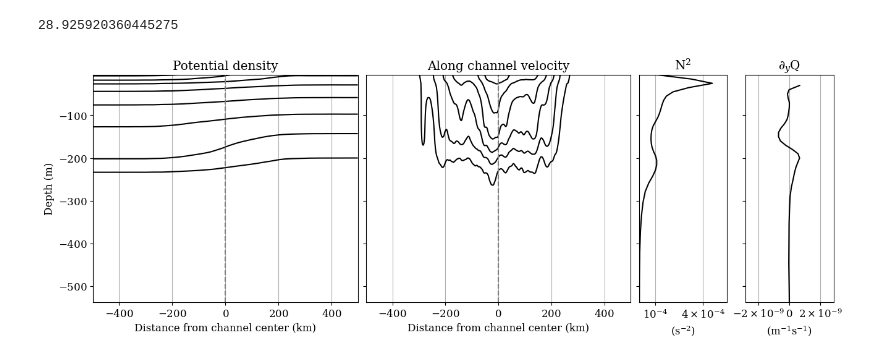
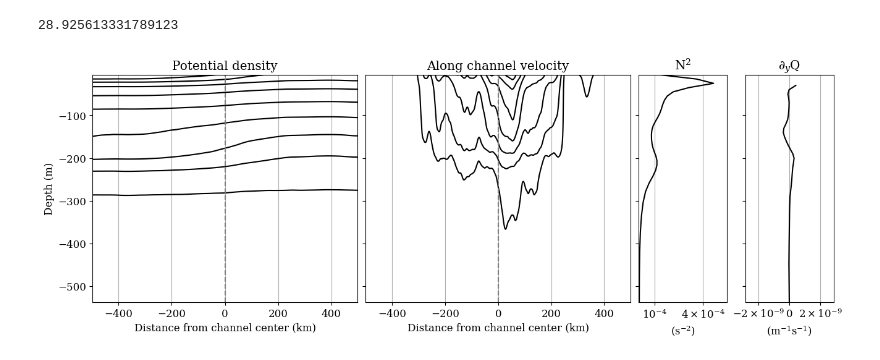
Before and after one commit to hmason13/ArcticMiddepthBI, a Jupyter notebook: analysis/officialFigScripts/figMeanStateSection.ipynb, the cells around one changed output. Saved outputs shown, nothing was run; the diff lists cells and outputs as text; code cells hidden in the pictures.

```diff
--- a/analysis/officialFigScripts/figMeanStateSection.ipynb
+++ b/analysis/officialFigScripts/figMeanStateSection.ipynb
@@ -5,10 +5,10 @@ import matplotlib.pyplot as plt
 import matplotlib.ticker as tkr
 import netCDF4 as nc
 
-mpl.rcParams['font.size'] = 12
-mpl.rcParams['mathtext.fontset'] = 'dejavuserif'
+plt.rcParams["font.size"] = 12
+plt.rcParams['text.usetex'] = False
+plt.rcParams['mathtext.fontset'] = 'dejavuserif'
 plt.rcParams['font.family'] = 'Dejavu Serif'
-mpl.rcParams["axes.formatter.use_mathtext"] = True
 # %%
 # params
 loc4 = "/scratch/hcm7920/amb0/data/"
@@ -22,7 +22,7 @@ nz = 50
 dx = 2000
 dy = 2000
 
-concIndex = -1
+concIndex = [0,-1]
 conc = [0,20,40,60,80,100]
 dI = 32
 
@@ -45,22 +45,22 @@ GammaDepth = np.load(loc2+"dpthGdy.npy")
 # %%
 targetRho.mean()-modelRho.mean()
 # %% [output]
-28.925920360445275
+28.925613331789123
 # %%
 # calculate Dgamma Dy
 
-dRhody = (modelRho[:,249]-modelRho[:,251])/(2*dy)
+dRhody = (modelRho[:,249,:]-modelRho[:,251,:])/(2*dy)
 dRhodz = modelNSquare * rhoConst / -g
 isoSlope = dRhody/dRhodz
 
-meanGdy = f0*(isoSlope[:-1]-isoSlope[1:])/np.abs(modelDepth[1:-1]-modelDepth[2:])
+meanGdy = f0*(isoSlope[:-1,:]-isoSlope[1:,:])/np.abs(modelDepth[1:-1]-modelDepth[2:])[:,None]
 dpthGdy = -np.abs(modelDepth[1:-1]+modelDepth[2:])/2
 # %%
 # generate horizonal grid
 
 crossChannelDist = np.linspace(-0.5*dy*ny,0.5*dy*ny,ny)/1000
 # %%
-# construct fig
+# construct fig for ice free case
 fac = 1 - 1e-3
 layout = [["A","A","A","B","B","B","C","D"]]
 yLims = [(-modelDepth[:dI]).min(),(-modelDepth[:dI]).max()]
@@ -68,10 +68,11 @@ fig,axDict = plt.subplot_mosaic(layout,sharey=True,
                                figsize=(13,4.6), layout='constrained');
 
 # subplot A, density
-levs = np.linspace(fac*modelRho[:,1:-1].min(),fac*modelRho[:,1:-1].max(),10)
+levs = np.arange(fac*modelRho[:,1:-1,:].min(),fac*modelRho[:,1:-1,:].min()+7,0.5)
+
 
 axDict['A'].contour(crossChannelDist[1:-1], -modelDepth[:dI],
-                    modelRho[:dI,1:-1], levs,
+                    modelRho[:dI,1:-1,0], levs,
                     colors="black")
 # axDict['A'].contour(crossChannelDist[1:-1], -modelDepth[:dI],
                     # targetRho[:dI,1:-1,250], levs,
@@ -86,13 +87,11 @@ axDict['A'].set_ylabel("Depth (m)")
 axDict['A'].set_xlabel("Distance from channel center (km)")
 axDict['A'].grid(visible=True,axis='x')
 
-
-
 # subplot B, along channel velocity
-levs2 = np.linspace(2e-3,modelVelU.max(),7)
+levs2 = np.arange(0.004,0.05,0.004)
 
 im = axDict['B'].contour(crossChannelDist, -modelDepth[:dI],
-                         modelVelU[:dI, :], levs2,
+                         modelVelU[:dI, :, 0], levs2,
                          colors="black")
 # im = axDict['B'].contour(crossChannelDist, -modelDepth[:dI],
                          # targetVelU[:dI, :,250], levs2,
@@ -110,7 +109,7 @@ axDict['B'].grid(visible=True,axis='x')
 
 
 # subplot C, N^2
-axDict['C'].plot(modelNSquare[:dI],-modelDepth[:dI],
+axDict['C'].plot(modelNSquare[:dI,0],-modelDepth[:dI],
                  color="black")
 # axDict['C'].plot(targetNSquare[:dI],-modelDepth[:dI],
                  # color="blue",linewidth=0.5)
@@ -119,33 +118,33 @@ lgFmt = tkr.LogFormatterSciNotation(base=10.0,
                          labelOnlyBase=False,
                          minor_thresholds=(np.inf,np.inf))
 axDict['C'].xaxis.set_major_locator(tkr.FixedLocator([1e-4,4*1e-4]))
 axDict['C'].xaxis.set_major_formatter(lgFmt)
 axDict['C'].xaxis.set_minor_formatter(lgFmt)
 
 axDict['C'].set_xlabel(r"$(\mathrm{s}^{-2})$")#\times 10^{-4}$")
 axDict['C'].set_title(r"$\mathrm{N}^2$")
 axDict['C'].set_xlim([0,5.5e-4])
 axDict['C'].grid(visible=True,axis='x')
 
 
 # subplot D, gamma
-axDict['D'].plot(meanGdy[1:dI],dpthGdy[1:dI],
+axDict['D'].plot(meanGdy[1:dI,0],dpthGdy[1:dI],
                  color="black")
 # axDict['D'].plot(targetGma[1:dI],dpthGdy[1:dI],
                  # color="blue",linewidth=0.5)
 
 lgFmt = tkr.LogFormatterSciNotation(base=10.0,
                          labelOnlyBase=False,
                          minor_thresholds=(np.inf,np.inf))
 axDict['D'].xaxis.set_major_locator(tkr.FixedLocator([-2e-9,0,2e-9]))
 axDict['D'].xaxis.set_major_formatter(lgFmt)
 axDict['D'].xaxis.set_minor_formatter(lgFmt)
 
 axDict['D'].set_xlim([-2.85e-9,2.85e-9])
 axDict['D'].set_xlabel(r"$(\mathrm{m}^{-1}\mathrm{s}^{-1})$")
 axDict['D'].set_title(r"$\partial_y \mathrm{Q}$")
 axDict['D'].grid(visible=True,axis='x')
 
-plt.savefig(loc1+f"figMeanStateSection-{conc[concIndex]}.pdf")
+plt.savefig(loc1+f"figMeanStateSection-0.pdf",bbox_inches='tight')
 # %% [output]
-[figure, old version]
+[figure, new version]
```
Also changed, not shown: parts of 1 cell of this notebook, 4 other files.
